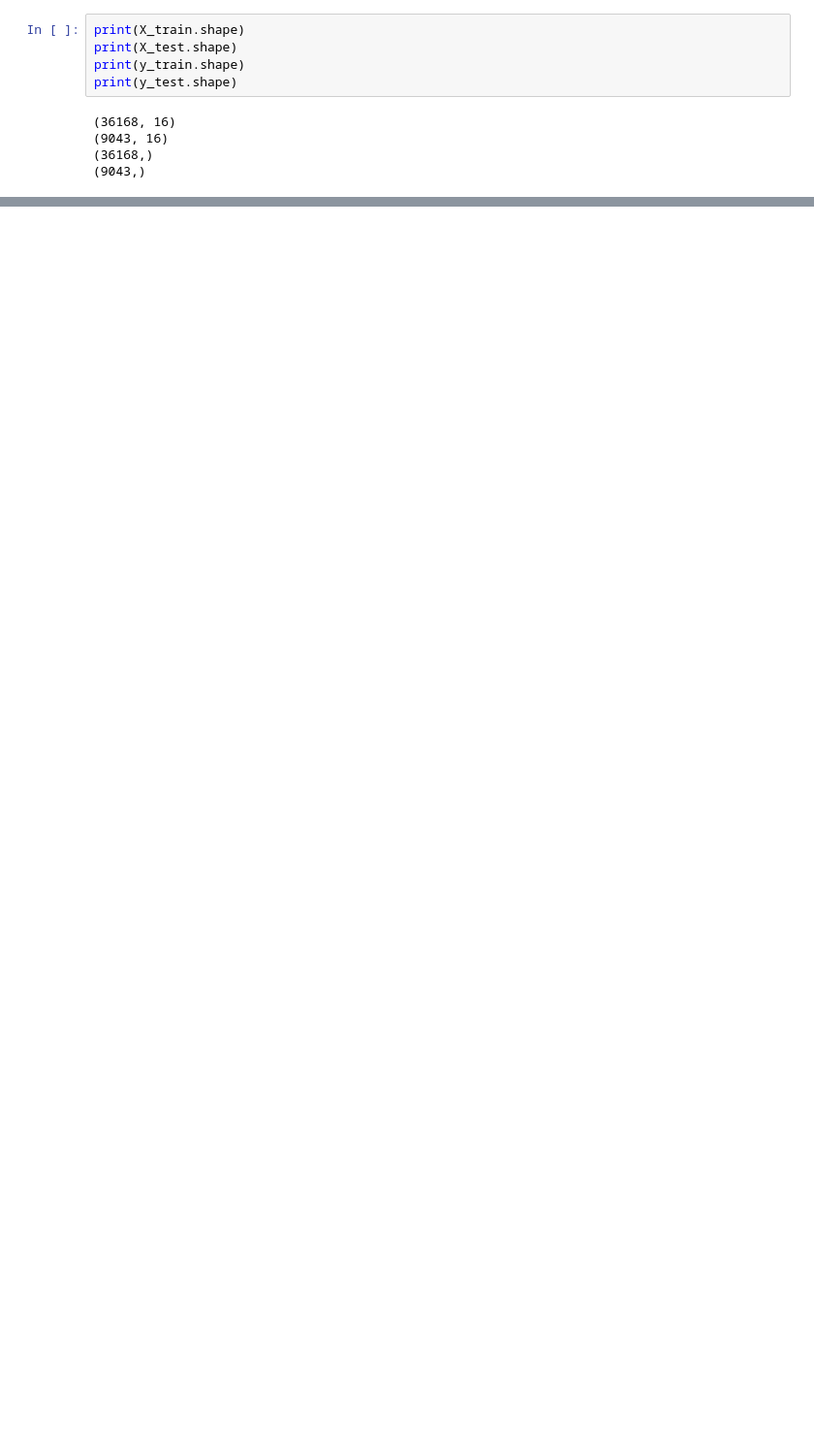
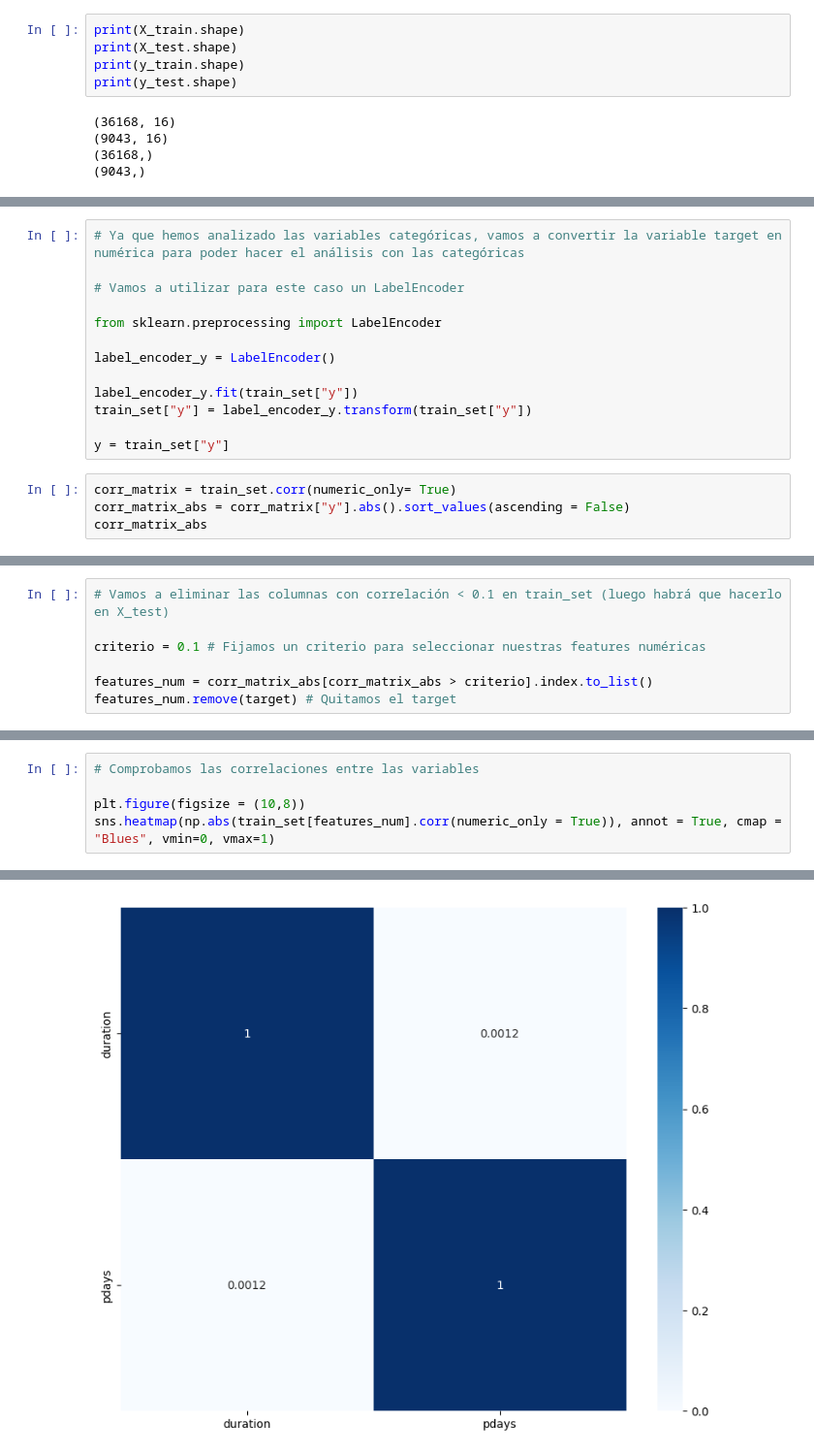
Before and after one commit to Anttt4/ONLINE_DS_THEBRIDGE_Antonio_Carreno_Jimenez, a Jupyter notebook: Sprint 11/Unidad 1/18_Practica_Obligatoria_Arboles_de_Decisión_y_Ajuste_de_hiperparámetros.ipynb, the cells around one changed output, grey strips where cells are left out. Shown at 97% size. Cells and saved outputs as stored; diff of their text form; blank space fills up the shorter version.

```diff
--- a/Sprint 11/Unidad 1/18_Practica_Obligatoria_Arboles_de_Decisión_y_Ajuste_de_hiperparámetros.ipynb
+++ b/Sprint 11/Unidad 1/18_Practica_Obligatoria_Arboles_de_Decisión_y_Ajuste_de_hiperparámetros.ipynb
@@ -219,0 +267,17 @@ for feat in features_cat:
+# %%
+# Ya que hemos analizado las variables categóricas, vamos a convertir la variable target en numérica para poder hacer el análisis con las categóricas
+
+# Vamos a utilizar para este caso un LabelEncoder
+
+from sklearn.preprocessing import LabelEncoder
+
+label_encoder_y = LabelEncoder()
+
+label_encoder_y.fit(train_set["y"])
+train_set["y"] = label_encoder_y.transform(train_set["y"])
+
+y = train_set["y"]
+# %%
+corr_matrix = train_set.corr(numeric_only= True)
+corr_matrix_abs = corr_matrix["y"].abs().sort_values(ascending = False)
+corr_matrix_abs
@@ -219,0 +294,7 @@ for feat in features_cat:
+# %%
+# Vamos a eliminar las columnas con correlación < 0.1 en train_set (luego habrá que hacerlo en X_test)
+
+criterio = 0.1 # Fijamos un criterio para seleccionar nuestras features numéricas
+
+features_num = corr_matrix_abs[corr_matrix_abs > criterio].index.to_list()
+features_num.remove(target) # Quitamos el target
@@ -219,0 +344,6 @@ for feat in features_cat:
+# %%
+# Comprobamos las correlaciones entre las variables
+
+plt.figure(figsize = (10,8))
+sns.heatmap(np.abs(train_set[features_num].corr(numeric_only = True)), annot = True, cmap = "Blues", vmin=0, vmax=1)
+# %% [output]
@@ -219,0 +351 @@ for feat in features_cat:
+[figure, added]
```
Also changed, not shown: parts of 79 cells of this notebook, 1 other file.
